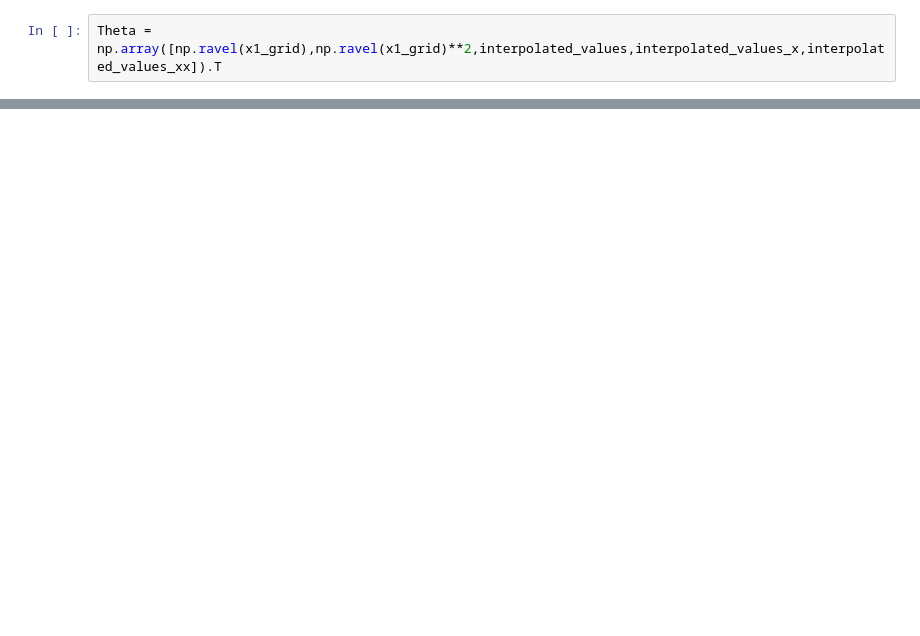
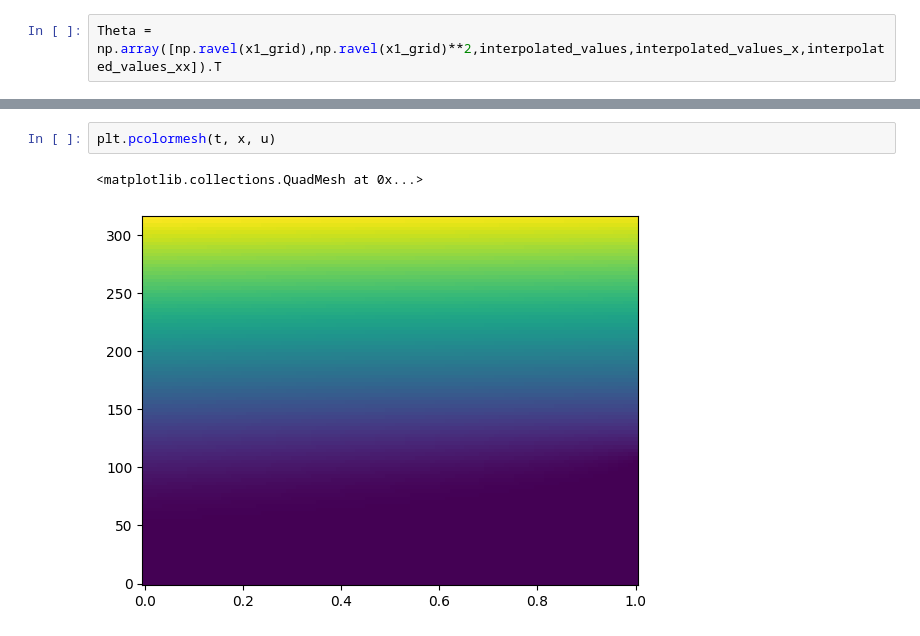
Before and after one commit to brunoCCOS/bs-find-with-sindy, a Jupyter notebook: src/Interpolation_tests.ipynb, the cells around one changed output, grey strips where cells are left out. Drawn from its saved outputs; the diff is of its cells as text; blank space fills up the shorter version.

```diff
--- a/src/Interpolation_tests.ipynb
+++ b/src/Interpolation_tests.ipynb
@@ -667,0 +672,5 @@ array([[-0.07965839,  0.        ,  0.06391449,  0.        ,  0.        ,
+# %%
+plt.pcolormesh(t, x, u)
+# %% [output]
+<matplotlib.collections.QuadMesh at 0x...>
+[figure, added]
```
Also changed, not shown: parts of 18 cells of this notebook, 1 other file.
